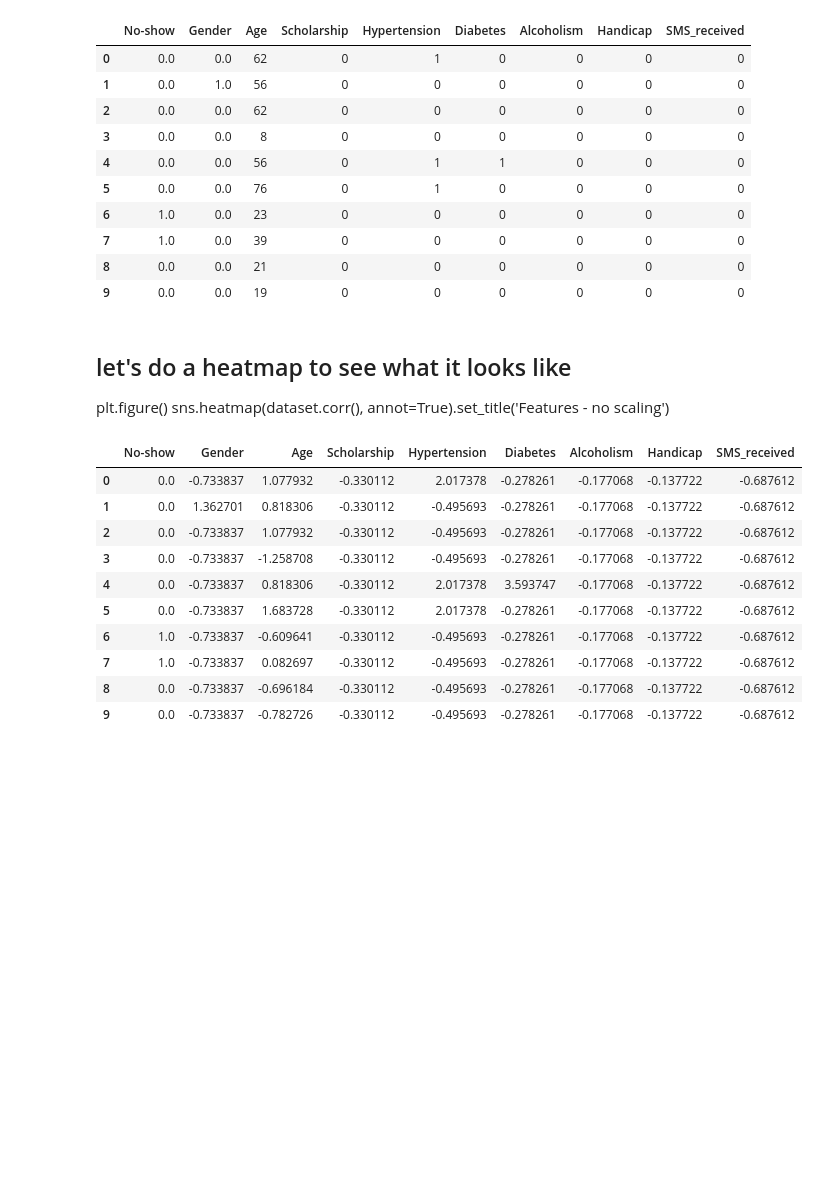
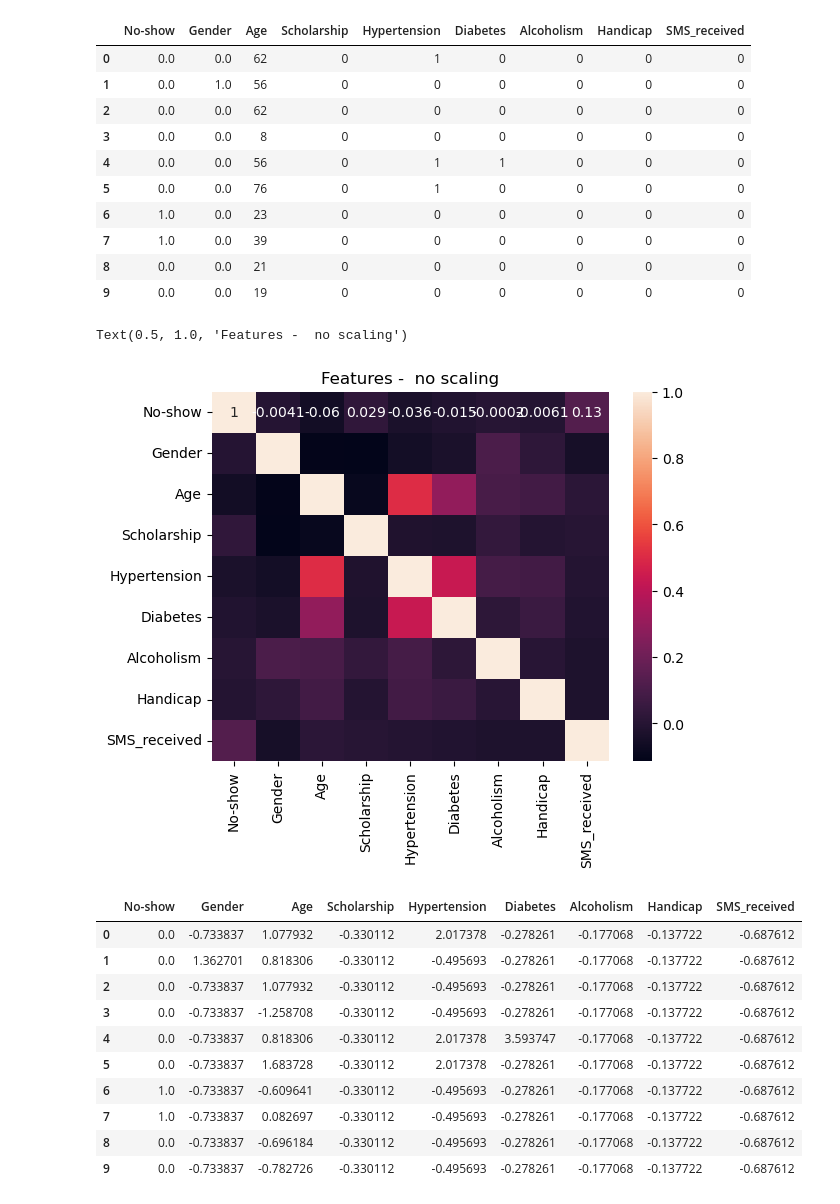
Before and after one commit to Mivenya/BootcampProjects, a Jupyter notebook: Medical Appointment Project.ipynb, the cells around one changed output. Drawn from its saved outputs; the diff is of its cells as text; code cells hidden in the pictures; blank space fills up the shorter version.

```diff
--- a/Medical Appointment Project.ipynb
+++ b/Medical Appointment Project.ipynb
@@ -124,10 +126,13 @@ dataset.head(10)
 | 9 | 0.0 | 0.0 | 19 | 0 | 0 | 0 | 0 | 0 | 0 |
 # %%
 # I'm not sure anything needs scaling - possibly age but it might be important to see how age affects it? Let's try first without
-# %% [markdown]
-## let's do a heatmap to see what it looks like
-plt.figure()
-sns.heatmap(dataset.corr(), annot=True).set_title('Features -  no scaling')
+# %%
+## let's do a heatmap to see what it looks like
+plt.figure()
+sns.heatmap(dataset.corr(), annot=True).set_title('Features -  no scaling')
+# %% [output]
+Text(0.5, 1.0, 'Features -  no scaling')
+[figure, added]
 # %%
 dataset[["Gender","Age",
     "Scholarship","Hypertension","Diabetes","Alcoholism","Handicap","SMS_received"]] = scaler.fit_transform(dataset[["Gender","Age",
```
Also changed, not shown: parts of 8 cells of this notebook.
